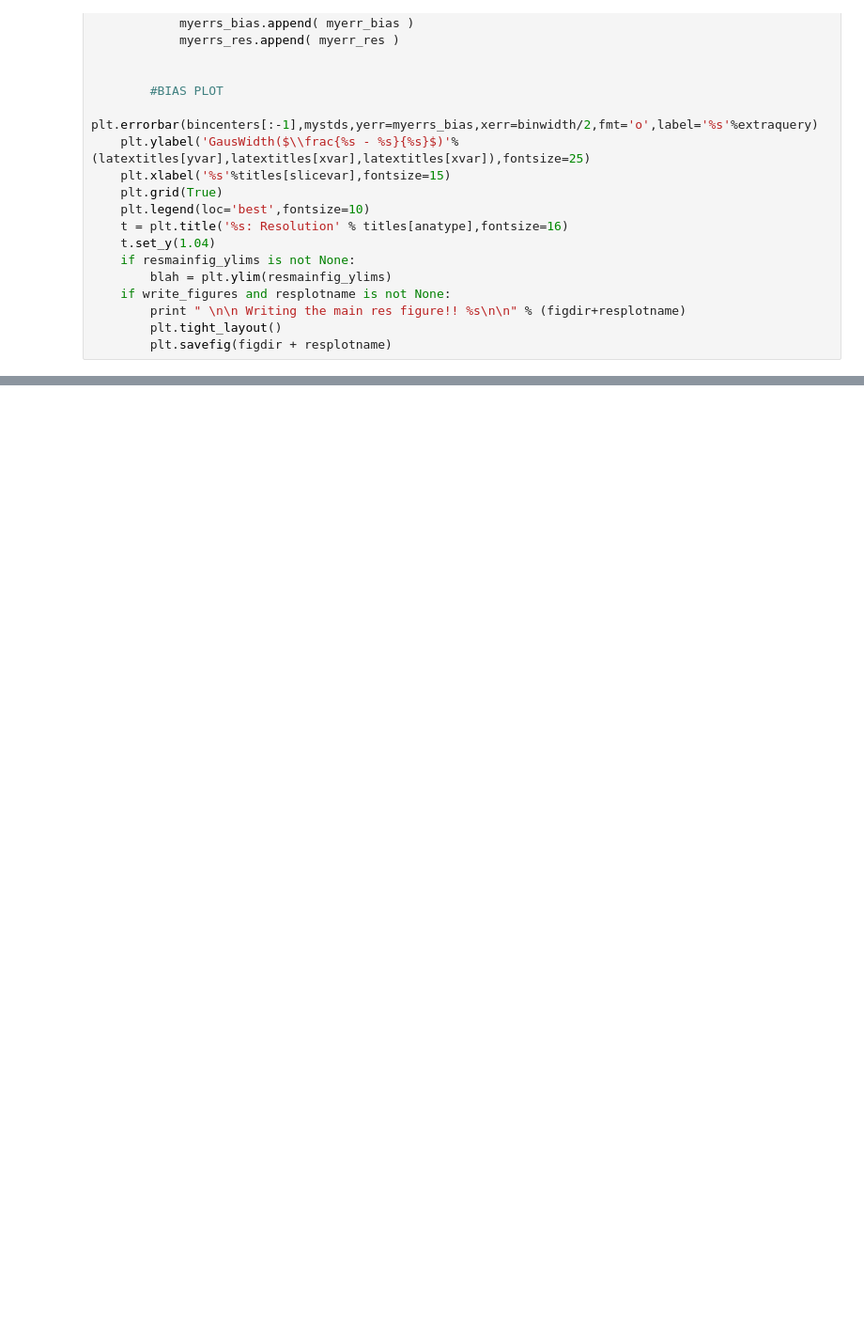
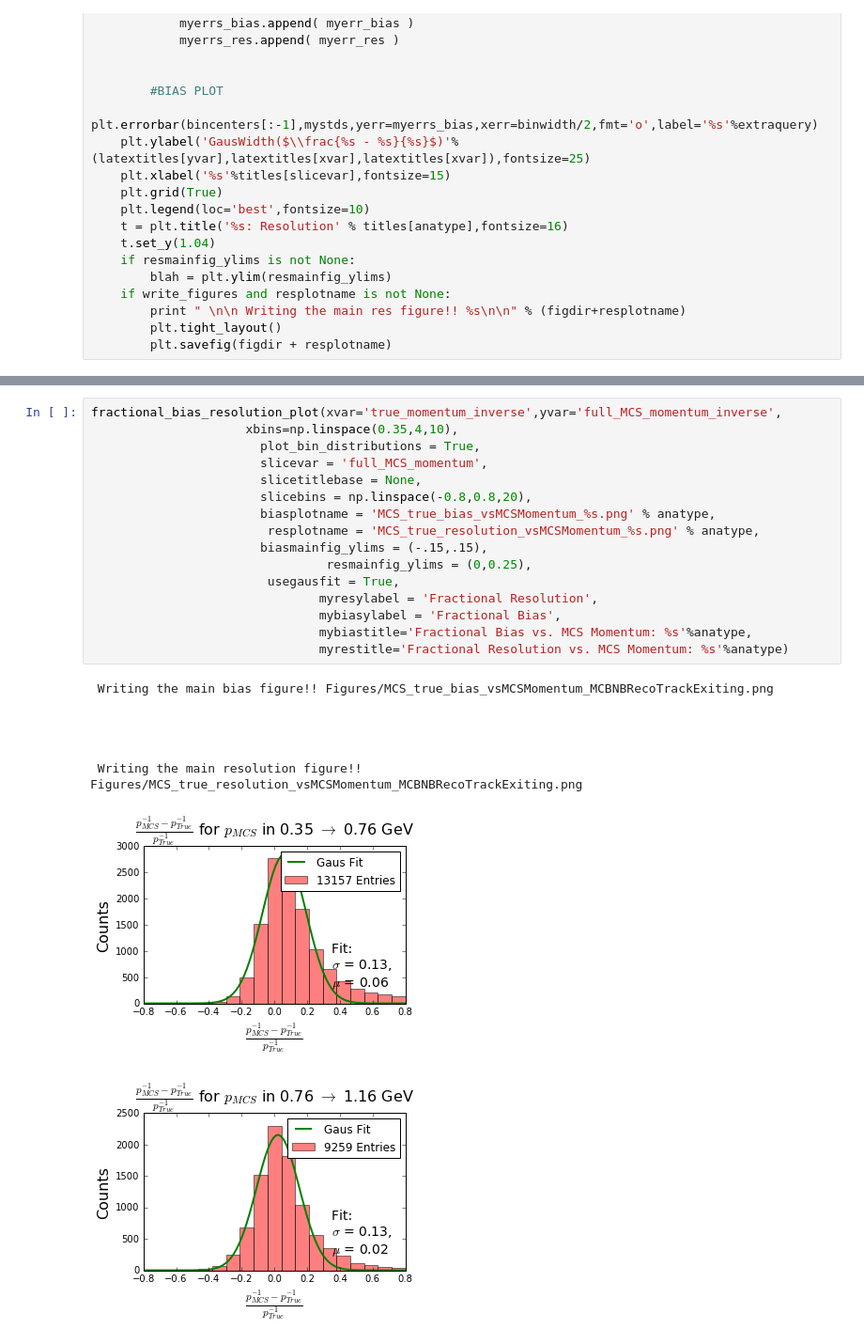
Before and after one commit to kaleko/MCS_Technote, a Jupyter notebook: MCS_exiting_track_overlays.ipynb, the cells around one changed output, grey strips where cells are left out. Shown at 94% size. Drawn from its saved outputs; the diff is of its cells as text; blank space fills up the shorter version.

```diff
--- a/MCS_exiting_track_overlays.ipynb
+++ b/MCS_exiting_track_overlays.ipynb
@@ -236,0 +384,25 @@ fractional_resolution_plot(xvar='true_momentum_inverse',yvar='full_MCS_momentum_
+# %%
+fractional_bias_resolution_plot(xvar='true_momentum_inverse',yvar='full_MCS_momentum_inverse',
+                     xbins=np.linspace(0.35,4,10),
+                       plot_bin_distributions = True,
+                       slicevar = 'full_MCS_momentum',
+                       slicetitlebase = None,
+                       slicebins = np.linspace(-0.8,0.8,20),
+                       biasplotname = 'MCS_true_bias_vsMCSMomentum_%s.png' % anatype,
+                        resplotname = 'MCS_true_resolution_vsMCSMomentum_%s.png' % anatype,
+                       biasmainfig_ylims = (-.15,.15),
+                                resmainfig_ylims = (0,0.25),
+                        usegausfit = True,
+                               myresylabel = 'Fractional Resolution',
+                               mybiasylabel = 'Fractional Bias',
+                               mybiastitle='Fractional Bias vs. MCS Momentum: %s'%anatype,
+                               myrestitle='Fractional Resolution vs. MCS Momentum: %s'%anatype)
+# %% [output]
+ Writing the main bias figure!! Figures/MCS_true_bias_vsMCSMomentum_MCBNBRecoTrackExiting.png
+
+
+
+
+ Writing the main resolution figure!! Figures/MCS_true_resolution_vsMCSMomentum_MCBNBRecoTrackExiting.png
+[figure, added]
+[figure, added]
```
Also changed, not shown: parts of 5 cells of this notebook, 18 other files.
